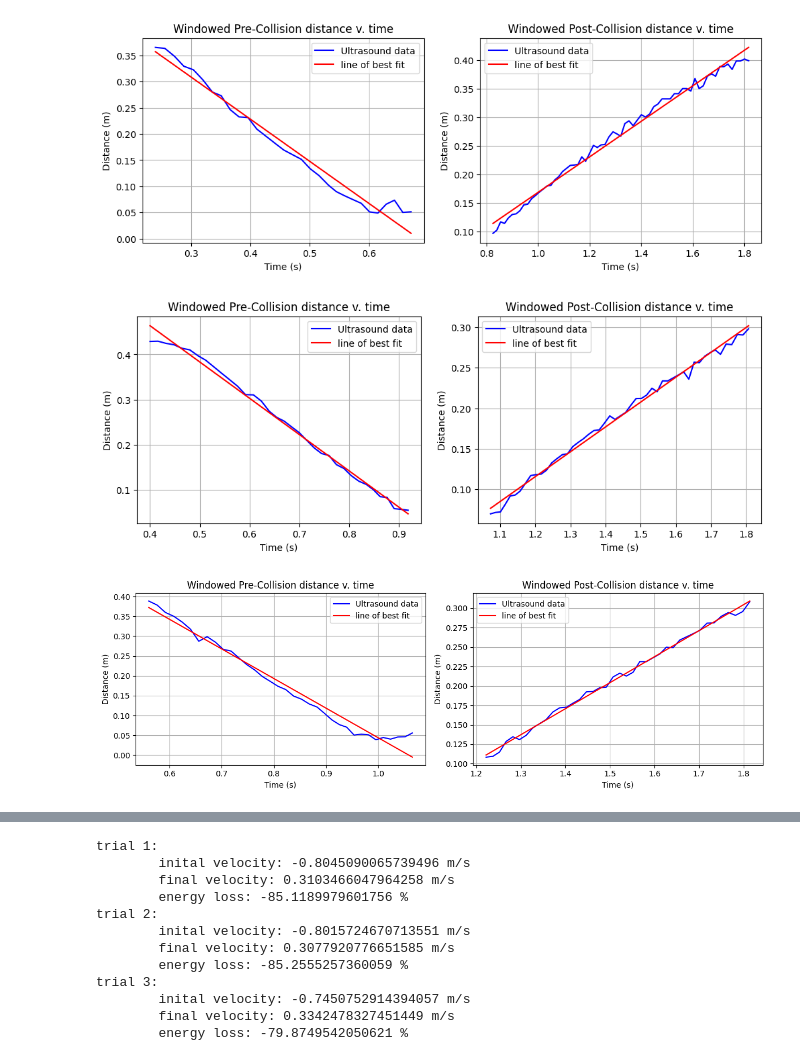
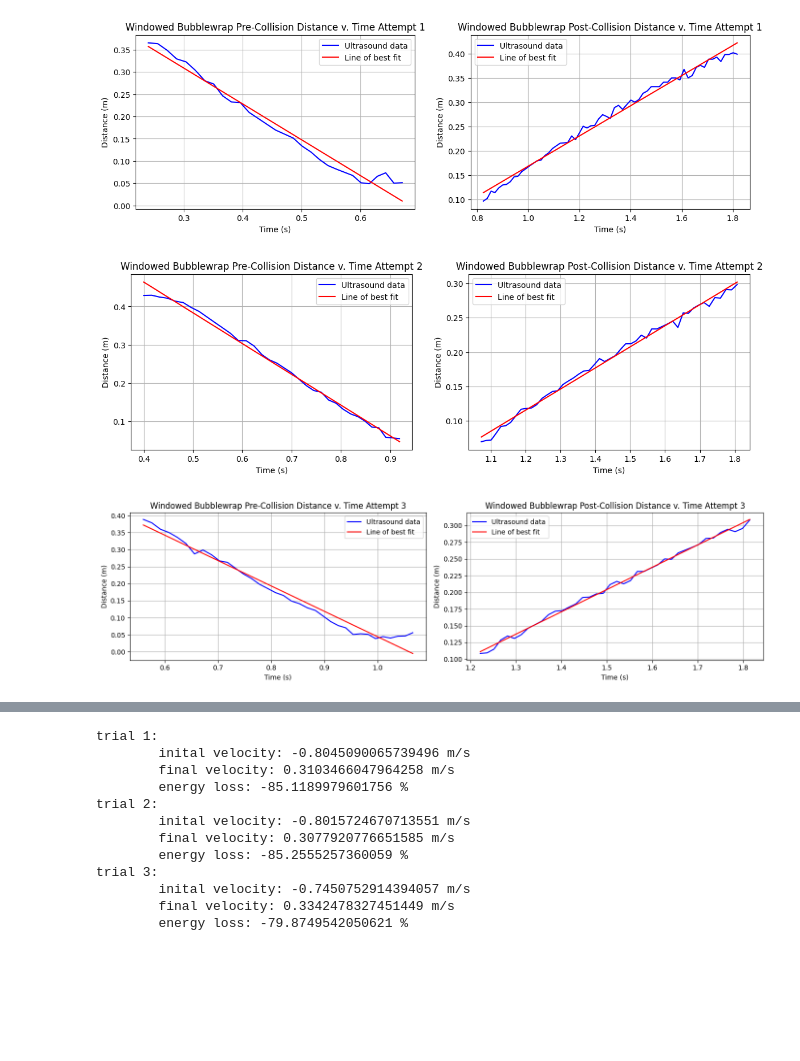
Before and after one commit to larasmara/4alfinalproject, a Jupyter notebook: ultrasound_plotter_bubblewrap.ipynb, the cells around one changed output, grey strips where cells are left out. Cells and saved outputs as stored; diff of their text form; code cells hidden in the pictures; blank space fills up the shorter version.

```diff
--- a/ultrasound_plotter_bubblewrap.ipynb
+++ b/ultrasound_plotter_bubblewrap.ipynb
@@ -16,7 +16,7 @@ attempts = ["Data/foil_trial_1.txt", "Data/foil_trial_2.txt", "Data/foil_trial_3
 # %%
 #### bubblewrap ATTEMPTS
 plots = ['one', 'two', 'three']
-fig, axes = plt.subplot_mosaic([['one', 'two'],['three', 'three']], figsize=(12, 8))
+fig, axes = plt.subplot_mosaic([['one'], ['two'], ['three']], figsize=(6, 12))
 
 for plot_index in plots:
     read_in_array = np.loadtxt(attempts[plots.index(plot_index) + 9], delimiter=',')
@@ -39,7 +39,6 @@ for plot_index in plots:
 
     axes[plot_index].grid()
 
-plt.legend()
 plt.tight_layout()
 plt.show()
 # %% [output]
@@ -106,7 +105,7 @@ accel_windows_bubblewrap = []
 
 ## bubblewrap -- Windowed distance ##
 plots = ['one', 'two', 'three']
-fig, axes = plt.subplot_mosaic([['one', 'two'],['three', 'three']], figsize=(12, 8))
+fig, axes = plt.subplot_mosaic([['one'], ['two'], ['three']], figsize=(6, 12))
 for plot_index in plots:
     read_in_array = np.loadtxt(attempts[plots.index(plot_index) + 9], delimiter=',')
 
@@ -130,13 +129,12 @@ for plot_index in plots:
 
     # Replace arange statement with 'time_s - time_s[0]' for dist. v time
     axes[plot_index].plot(time_window, dist_window, label= "Ultrasound data", color="b")
-    axes[plot_index].set_title("Windowed bubblewrap Distance vs. Index Attempt {attempt}".format(attempt = plots.index(plot_index) + 1))
+    axes[plot_index].set_title("Windowed Bubblewrap Distance vs. Time Attempt {attempt}".format(attempt = plots.index(plot_index) + 1))
     axes[plot_index].set_xlabel("Time (s)")
     axes[plot_index].set_ylabel("Distance (m)")
 
     axes[plot_index].grid()
 
-plt.legend()
 plt.tight_layout()
 plt.show()
 # %% [output]
@@ -166,41 +164,41 @@ for i in range(3):
     dist_window_post_collision.append(dist_windows_bubblewrap[i][collision_index_stop_bubblewrap[i] - start_index_bubblewrap[i]:])
 
 # for loop for best-fit lines
 for i in range(3):
     coeff_linear_pre = np.polyfit(time_window_pre_collision[i], dist_window_pre_collision[i], 1)
     y_fit_pre = coeff_linear_pre[0]*time_window_pre_collision[i] + coeff_linear_pre[1]
     coeff_linear_pre_collision.append(coeff_linear_pre)
     y_fit_pre_collision.append(y_fit_pre)
 
     coeff_linear_post = np.polyfit(time_window_post_collision[i], dist_window_post_collision[i], 1)
     y_fit_post = coeff_linear_post[0]*time_window_post_collision[i] + coeff_linear_post[1]
     coeff_linear_post_collision.append(coeff_linear_post)
     y_fit_post_collision.append(y_fit_post)
 
     plots = ['one', 'two']
-    fig, axes = plt.subplot_mosaic([['one', 'two']], figsize=(12, 4))
+    fig, axes = plt.subplot_mosaic([['one', 'two']], figsize=(14, 4))
     axes[plots[0]].plot(time_window_pre_collision[i], dist_window_pre_collision[i], label="Ultrasound data", color="b")
-    axes[plots[0]].plot(time_window_pre_collision[i], y_fit_pre, color="r", label="line of best fit")
-    axes[plots[0]].set_title("Windowed Pre-Collision distance v. time")
+    axes[plots[0]].plot(time_window_pre_collision[i], y_fit_pre, color="r", label="Line of best fit")
+    axes[plots[0]].set_title("Windowed Bubblewrap Pre-Collision Distance v. Time Attempt {attempt}".format(attempt = i + 1))
     axes[plots[0]].set_xlabel("Time (s)")
     axes[plots[0]].set_ylabel("Distance (m)")
     axes[plots[0]].grid()
     axes[plots[0]].legend()
 
     axes[plots[1]].plot(time_window_post_collision[i], dist_window_post_collision[i], label="Ultrasound data", color="b")
-    axes[plots[1]].plot(time_window_post_collision[i], y_fit_post, color="r", label="line of best fit")
-    axes[plots[1]].set_title("Windowed Post-Collision distance v. time")
+    axes[plots[1]].plot(time_window_post_collision[i], y_fit_post, color="r", label="Line of best fit")
+    axes[plots[1]].set_title("Windowed Bubblewrap Post-Collision Distance v. Time Attempt {attempt}".format(attempt = i + 1))
     axes[plots[1]].set_xlabel("Time (s)")
     axes[plots[1]].set_ylabel("Distance (m)")
     axes[plots[1]].grid()
     axes[plots[1]].legend()
 
 plt.tight_layout()
 plt.show()
 # %% [output]
-[figure, old version]
+[figure, new version]
-[figure, old version]
+[figure, new version]
-[figure, old version]
+[figure, new version]
 # %%
 ## bubblewrap -- ACCELERATION ##
 plots = ['one', 'two', 'three']
```
Also changed, not shown: parts of 5 cells of this notebook, 3 other files.
